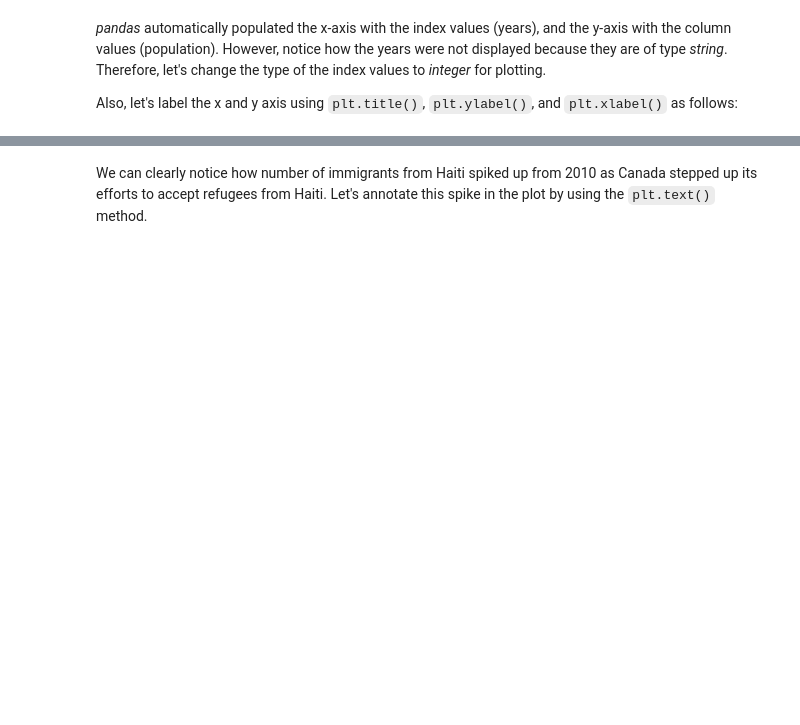
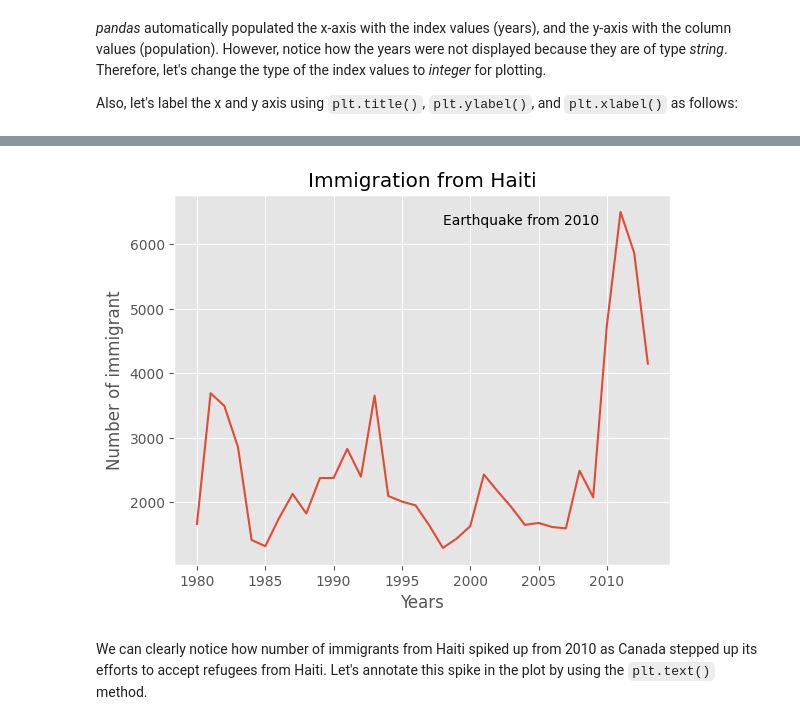
Before and after one commit to Madbubbl3/IBM-Data-Science-Professional-Certificate, a Jupyter notebook: Course 8 Data Visualization/Introduction-to-Matplotlib-and-Line-Plots.ipynb, the cells around one changed output, grey strips where cells are left out. Saved outputs shown, nothing was run; the diff lists cells and outputs as text; code cells hidden in the pictures; blank space fills up the shorter version.

```diff
--- a/Course 8 Data Visualization/Introduction-to-Matplotlib-and-Line-Plots.ipynb
+++ b/Course 8 Data Visualization/Introduction-to-Matplotlib-and-Line-Plots.ipynb
@@ -576,3 +595,21 @@ plt.show() # need this line to show the updates made to the figure
+# %%
+# alternative method to write all the plot info at once
+
+# create the plot
+haiti.plot(
+	kind="line",
+	title="Immigration from Haiti",
+	ylabel="Number of immigrant",
+	xlabel="Years",
+)
+
+# add the info text regarding the earthquake of 2010
+plt.text(x=1998, y=6300, s="Earthquake from 2010")
+
+# display the plot
+plt.show()
+# %% [output]
+[figure, added]
 # %% [markdown]
 We can clearly notice how number of immigrants from Haiti spiked up from 2010 as Canada stepped up its efforts to accept refugees from Haiti. Let's annotate this spike in the plot by using the `plt.text()` method.
 # %%
```
Also changed, not shown: parts of 17 cells of this notebook.
